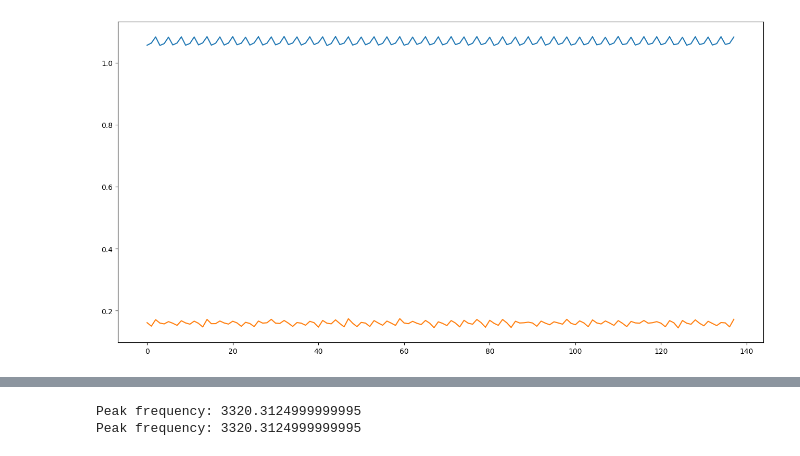
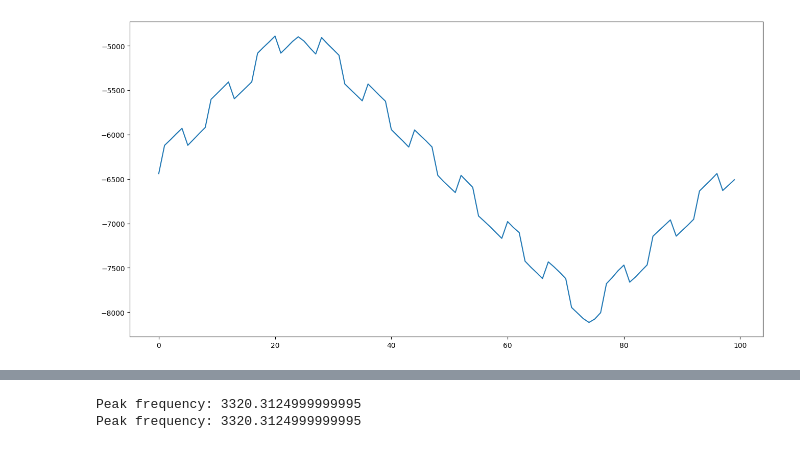
Before and after one commit to Duanyll/h743framework, a Jupyter notebook: SignalNet/view_data.ipynb, the cells around one changed output, grey strips where cells are left out. Drawn from its saved outputs; the diff is of its cells as text; code cells hidden in the pictures.

```diff
--- a/view_data.ipynb
+++ b/SignalNet/view_data.ipynb
@@ -27,6 +30,9 @@ def popcount(x):
     return bin(x).count("1")
 
 def read_time_data(channels, points, sample_rate):
+    global com
+    if not com.is_open:
+        open_serial()
     com.write(b"\x01")
     # 1 byte for channel flag
     # 4 bytes for sample points
@@ -76,18 +82,28 @@ def set_frequency(freq):
     com.write(freq.to_bytes(4, "little"))
     com.write(b"\xff\xff\xff")
     com.flush()
+
+def reverse_Bits(n, no_of_bits):
+    result = 0
+    for i in range(no_of_bits):
+        result <<= 1
+        result |= n & 1
+        n >>= 1
+    return result
 # %%
-set_frequency(42_900_000)
-sample_rate = 30000
-points = 138
-data = read_time_data(0b0011, points, sample_rate)
-data = data * 2.5 / 32768
+# set_frequency(42_900_000)
+sample_rate = 100000
+points = 100
+data = read_time_data(0b0001, points, sample_rate).copy()
+# data = reverse_Bits(data.copy(), 16)
+# data = (reverse_Bits((data & 0xff00) >> 8, 8) << 8) | (data & 0xff)
+# data = data * 10 / 32768
 plt.figure(figsize=(16, 8))
-for i in range(2):
+for i in range(1):
     plt.plot(data[i])
 plt.show()
 # %% [output]
-[figure, old version]
+[figure, new version]
 # %%
 # I = data[0] - data[1]
 # Q = data[2] - data[3]
```
Also changed, not shown: parts of 2 cells of this notebook, 30 other files.
